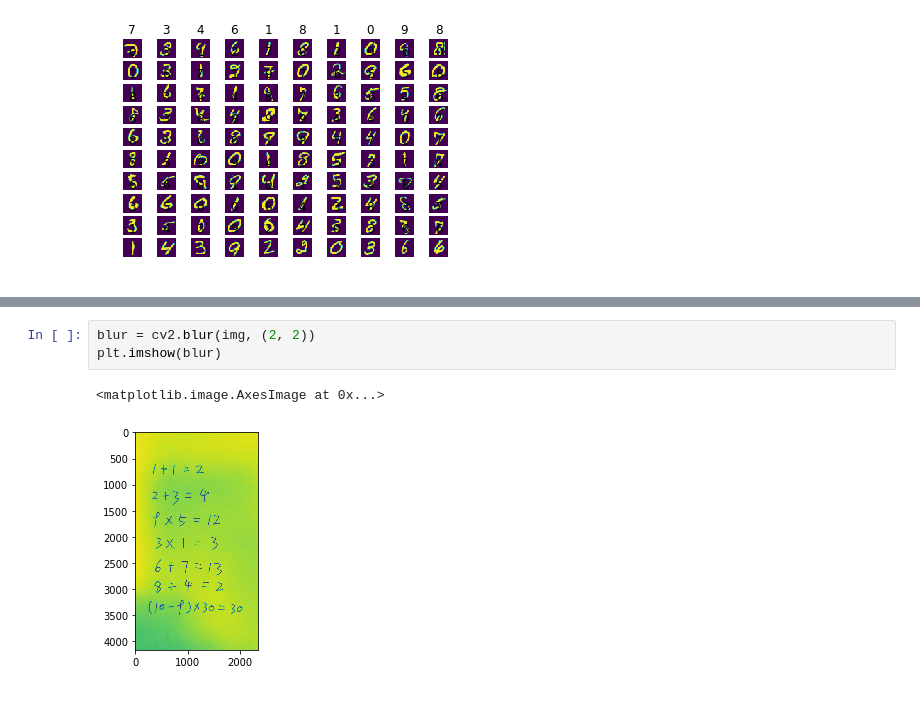
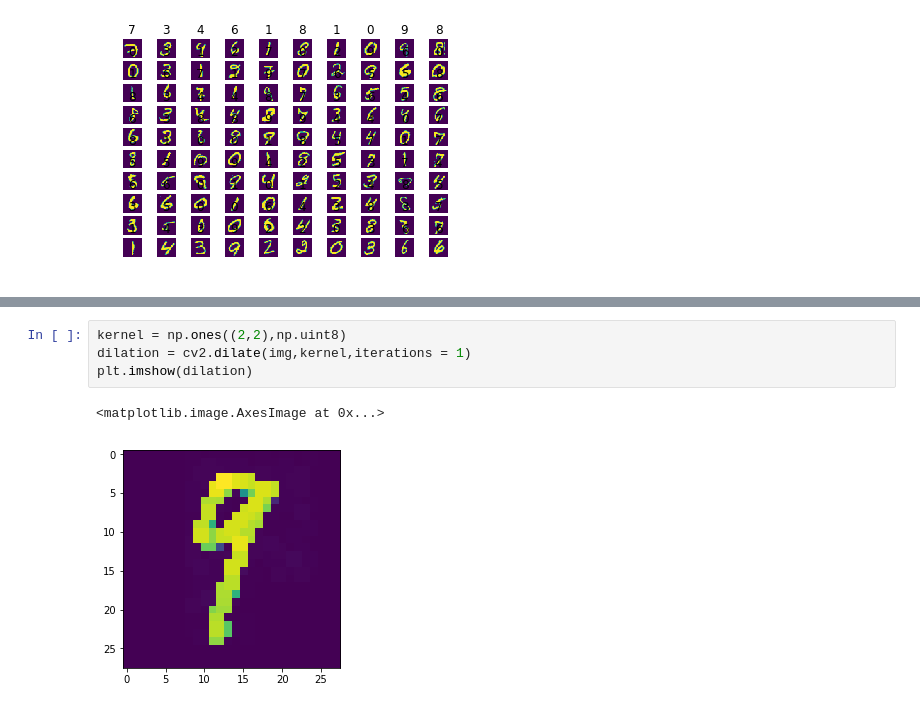
Before and after one commit to lianxiaolei/wonderful, a Jupyter notebook: notebook/test.ipynb, the cells around one changed output, grey strips where cells are left out. Drawn from its saved outputs; the diff is of its cells as text.

```diff
--- a/notebook/test.ipynb
+++ b/notebook/test.ipynb
@@ -37,6 +110,7 @@ plt.imshow(img)
-# %%
-blur = cv2.blur(img, (2, 2))
-plt.imshow(blur)
-# %% [output]
-<matplotlib.image.AxesImage at 0x...>
-[figure, removed]
+# %%
+kernel = np.ones((2,2),np.uint8)
+dilation = cv2.dilate(img,kernel,iterations = 1)
+plt.imshow(dilation)
+# %% [output]
+<matplotlib.image.AxesImage at 0x...>
+[figure, added]
```
Also changed, not shown: parts of 15 cells of this notebook, 15 other files.
